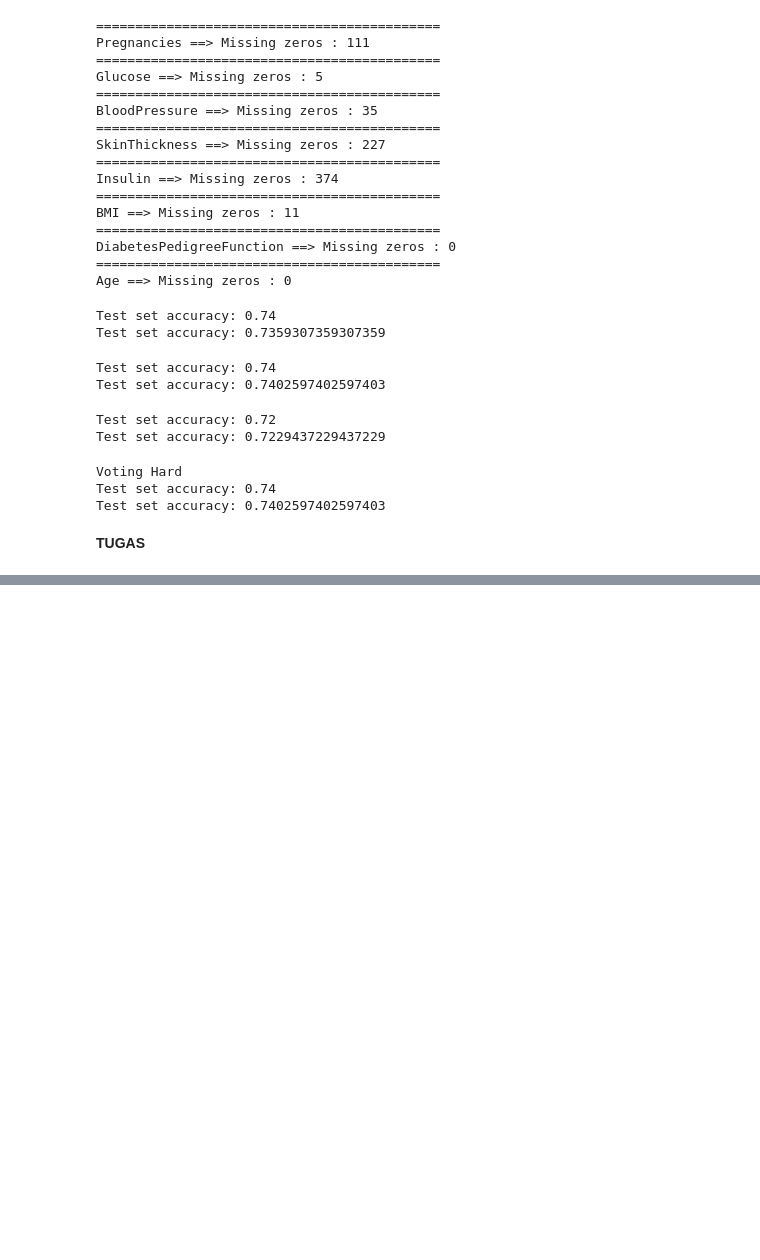
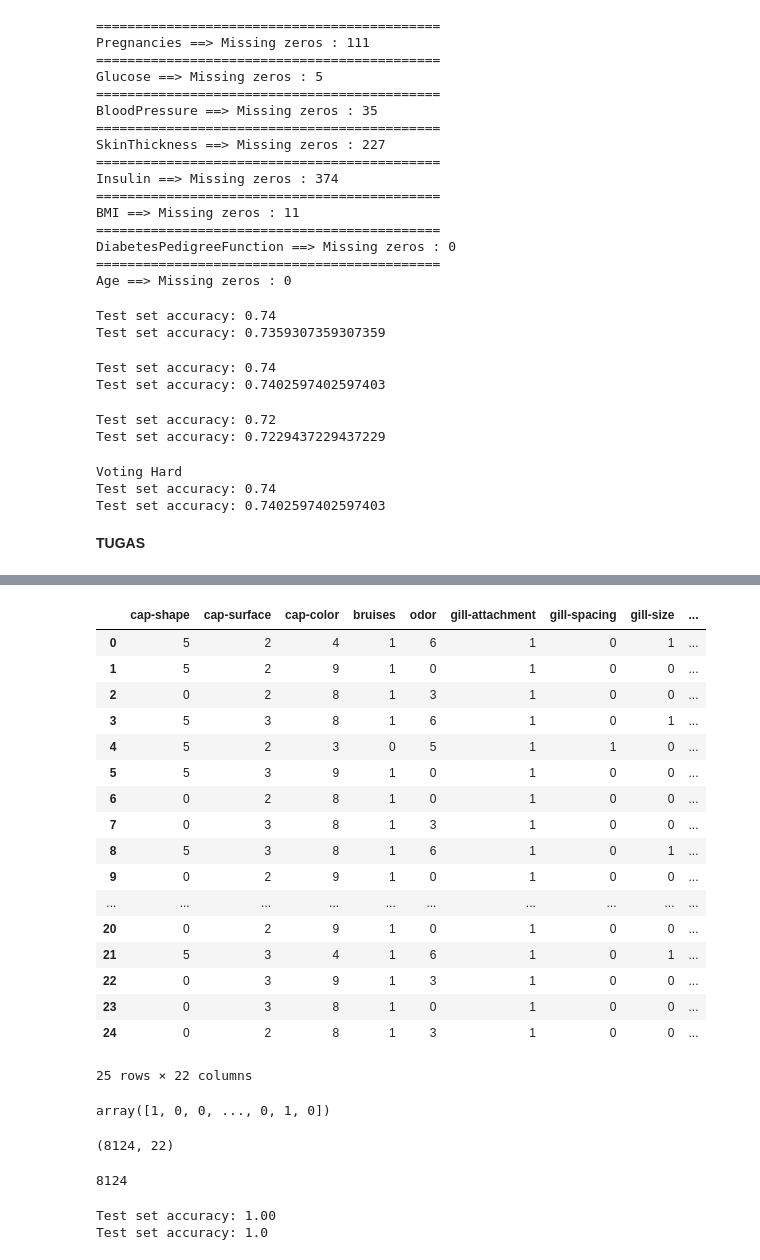
Before and after one commit to sbylash/23_Shasia-Sasa_ML, a Jupyter notebook: Week6.ipynb, the cells around one changed output, grey strips where cells are left out. Cells and saved outputs as stored; diff of their text form; code cells hidden in the pictures; blank space fills up the shorter version.

```diff
--- a/Week6.ipynb
+++ b/Week6.ipynb
@@ -421,0 +432,3 @@ Test set accuracy: 0.7402597402597403
+# %%
+df = pd.read_csv('/content/mushrooms.csv')
+df.head()
@@ -421,0 +464,42 @@ Test set accuracy: 0.7402597402597403
+# %%
+X = df.iloc[:,1:]
+y = df['class']
+# %%
+le = LabelEncoder()
+for column in X.columns:
+    X.loc[:, column] = le.fit_transform(X[column]).astype('int32')
+
+y = le.fit_transform(y)
+# %%
+X[:25]
+# %% [output]
+|  | cap-shape | cap-surface | cap-color | bruises | odor | gill-attachment | gill-spacing | gill-size | ... |
+| 0 | 5 | 2 | 4 | 1 | 6 | 1 | 0 | 1 | ... |
+| 1 | 5 | 2 | 9 | 1 | 0 | 1 | 0 | 0 | ... |
+| 2 | 0 | 2 | 8 | 1 | 3 | 1 | 0 | 0 | ... |
+| 3 | 5 | 3 | 8 | 1 | 6 | 1 | 0 | 1 | ... |
+| 4 | 5 | 2 | 3 | 0 | 5 | 1 | 1 | 0 | ... |
+| 5 | 5 | 3 | 9 | 1 | 0 | 1 | 0 | 0 | ... |
+| 6 | 0 | 2 | 8 | 1 | 0 | 1 | 0 | 0 | ... |
+| 7 | 0 | 3 | 8 | 1 | 3 | 1 | 0 | 0 | ... |
+| 8 | 5 | 3 | 8 | 1 | 6 | 1 | 0 | 1 | ... |
+| 9 | 0 | 2 | 9 | 1 | 0 | 1 | 0 | 0 | ... |
+| ... | ... | ... | ... | ... | ... | ... | ... | ... | ... |
+| 20 | 0 | 2 | 9 | 1 | 0 | 1 | 0 | 0 | ... |
+| 21 | 5 | 3 | 4 | 1 | 6 | 1 | 0 | 1 | ... |
+| 22 | 0 | 3 | 9 | 1 | 3 | 1 | 0 | 0 | ... |
+| 23 | 0 | 3 | 8 | 1 | 0 | 1 | 0 | 0 | ... |
+| 24 | 0 | 2 | 8 | 1 | 3 | 1 | 0 | 0 | ... |
+25 rows × 22 columns
+# %%
+y[:]
+# %% [output]
+array([1, 0, 0, ..., 0, 1, 0])
+# %%
+X.shape
+# %% [output]
+(8124, 22)
+# %%
+len(y)
+# %% [output]
+8124
@@ -421,0 +510,13 @@ Test set accuracy: 0.7402597402597403
+# %%
+dt = DecisionTreeClassifier()
+
+dt.fit(X_train, y_train)
+
+y_pred_dt = dt.predict(X_test)
+
+acc_dt = accuracy_score(y_test, y_pred_dt)
+print("Test set accuracy: {:.2f}".format(acc_dt))
+print(f"Test set accuracy: {acc_dt}")
+# %% [output]
+Test set accuracy: 1.00
+Test set accuracy: 1.0
```
Also changed, not shown: parts of 28 cells of this notebook.
